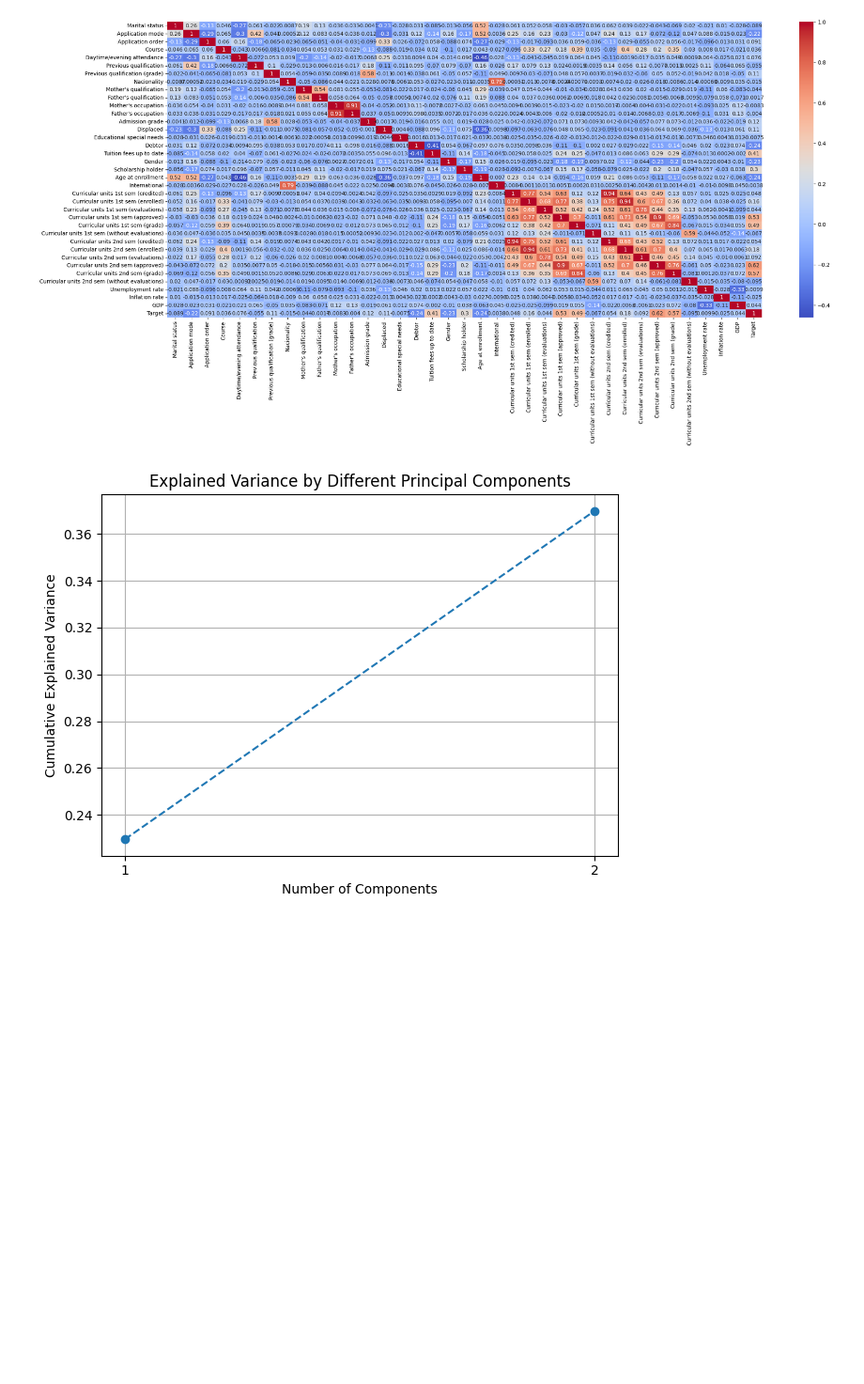
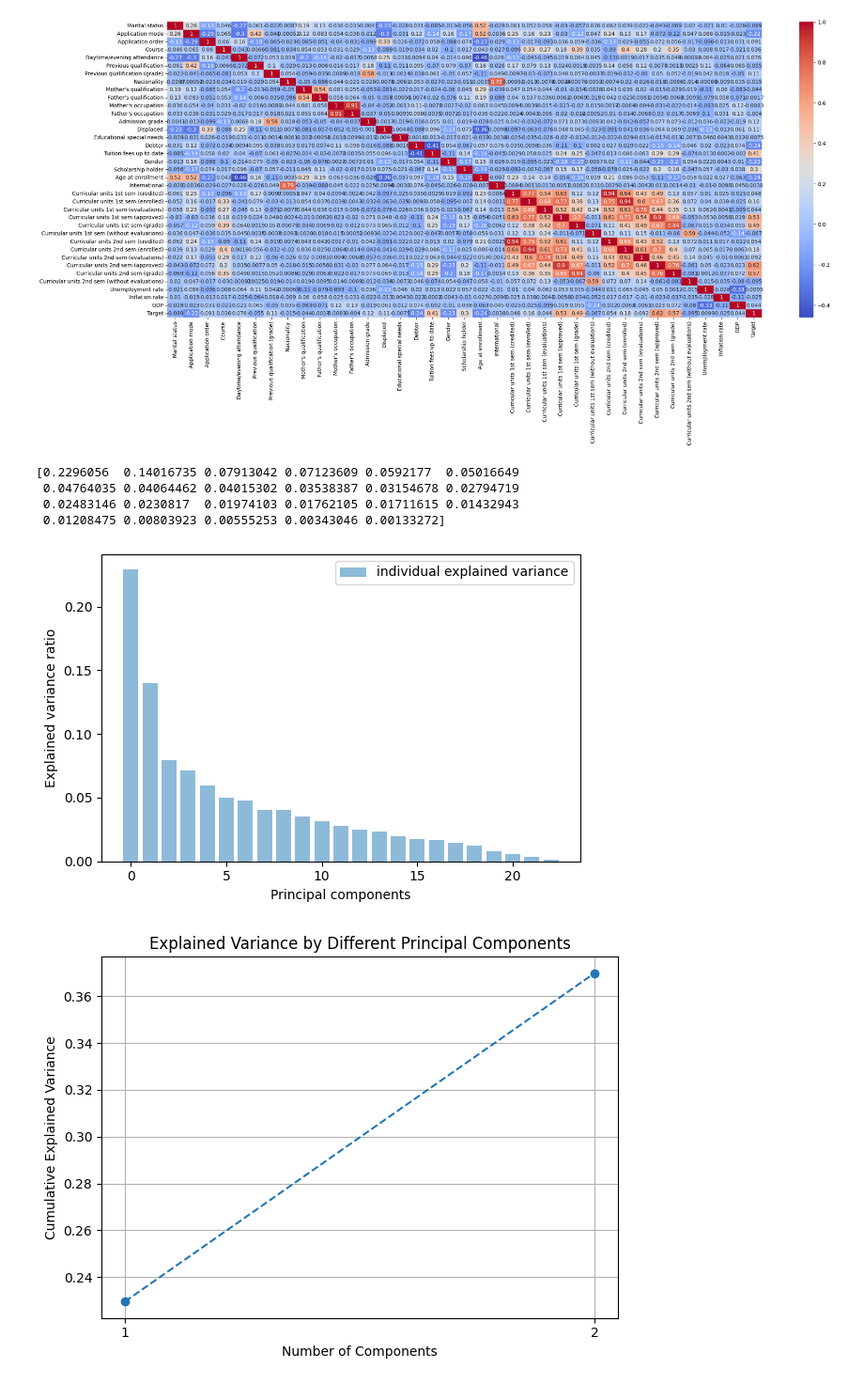
Before and after one commit to hosngholami/Predict-Student, a Jupyter notebook: student-prediction.ipynb, the cells around one changed output. Shown at 94% size. Cells and saved outputs as stored; diff of their text form; code cells hidden in the pictures; blank space fills up the shorter version.

```diff
--- a/student-prediction.ipynb
+++ b/student-prediction.ipynb
@@ -82,9 +83,25 @@ scaler = StandardScaler()
 scaled_data = scaler.fit_transform(X)
 # %%
 from sklearn.decomposition import PCA
-pca = PCA(n_components=2)
+pca = PCA()
 pca.fit(scaled_data)
 pca_data = pca.fit_transform(scaled_data)
+print(pca.explained_variance_ratio_)
+# %% [output]
+[0.2296056  0.14016735 0.07913042 0.07123609 0.0592177  0.05016649
+ 0.04764035 0.04064462 0.04015302 0.03538387 0.03154678 0.02794719
+ 0.02483146 0.0230817  0.01974103 0.01762105 0.01711615 0.01432943
+ 0.01208475 0.00803923 0.00555253 0.00343046 0.00133272]
+# %%
+plt.style.context('dark_background')
+plt.figure(figsize=(6, 4))
+plt.bar(range(len(pca.explained_variance_ratio_)),pca.explained_variance_ratio_, alpha=0.5,align='center', label='individual explained variance' )
+plt.xlabel('Principal components')
+plt.ylabel('Explained variance ratio')
+plt.legend()
+plt.tight_layout()
+# %% [output]
+[figure, added]
 # %%
 plt.figure()
 plt.plot(np.arange(1, len(pca.explained_variance_ratio_) + 1),
```
Also changed, not shown: parts of 2 cells of this notebook, 1 other file.
